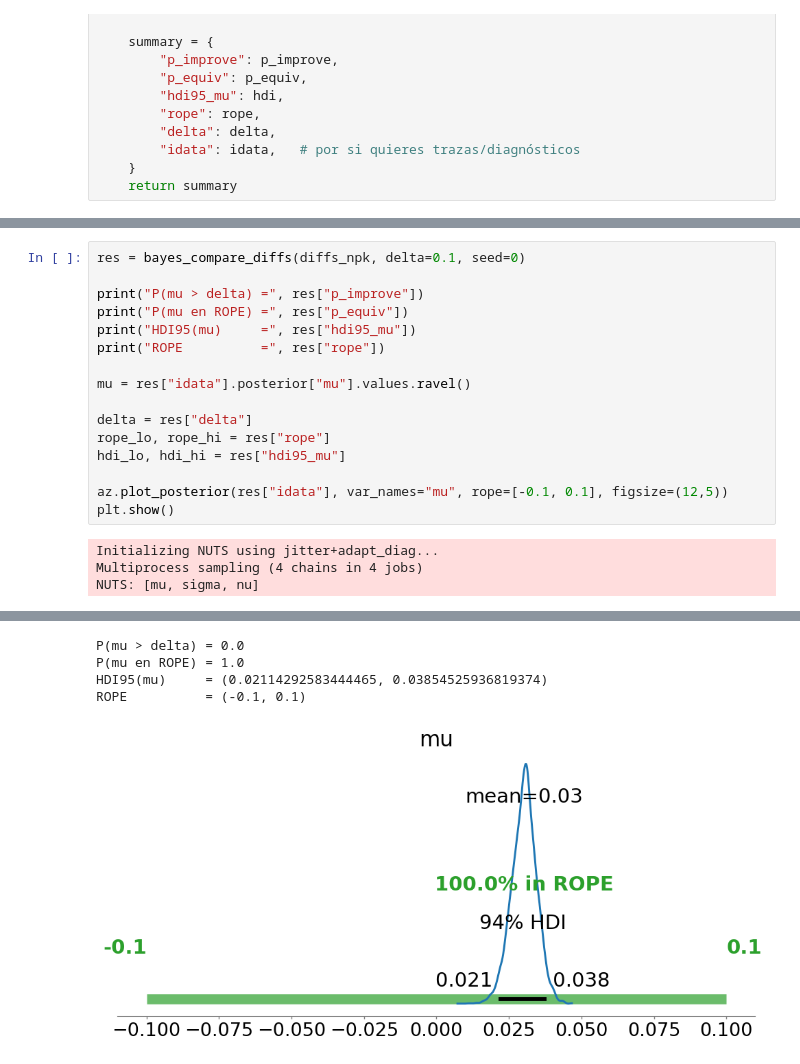
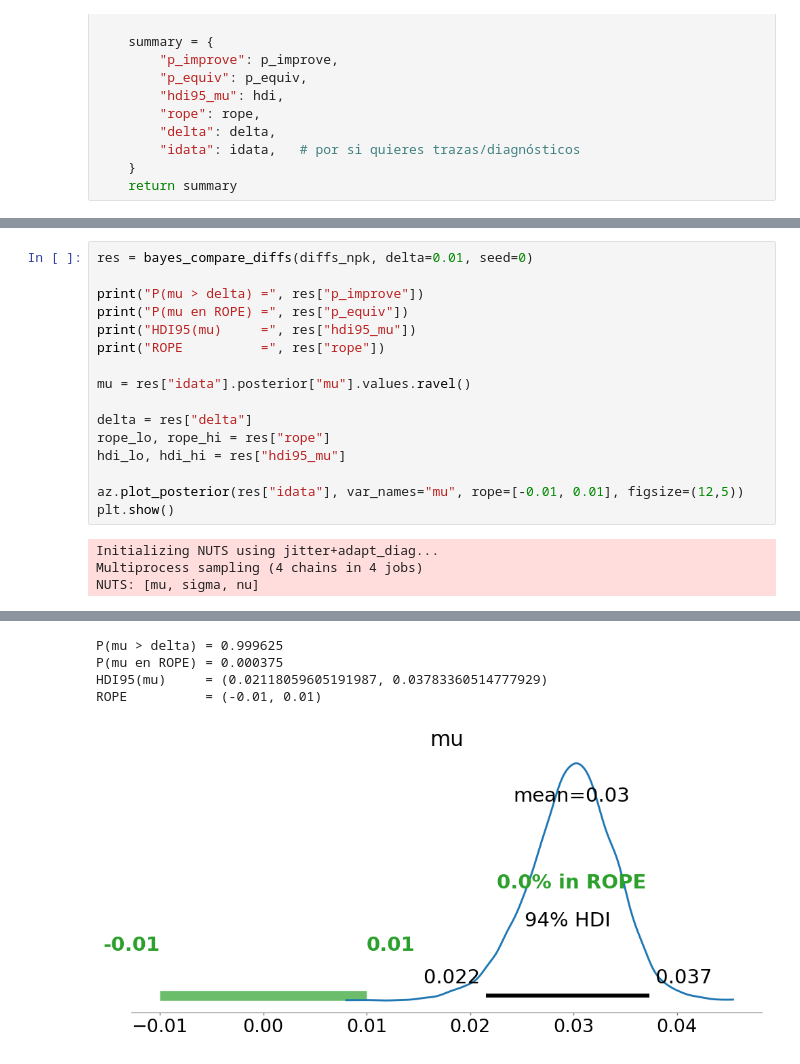
Before and after one commit to jkhansell/crop-demo, a Jupyter notebook: git_tutorial_crops.ipynb, the cells around one changed output, grey strips where cells are left out. Drawn from its saved outputs; the diff is of its cells as text.

```diff
--- a/git_tutorial_crops.ipynb
+++ b/git_tutorial_crops.ipynb
@@ -777,7 +785,7 @@ def bayes_compare_diffs(
 # %% [markdown]
 ![image.png](attachment:f585b1f6-7cc4-4ac3-927a-2157cf4fb273.png)
 # %%
-res = bayes_compare_diffs(diffs_npk, delta=0.1, seed=0)
+res = bayes_compare_diffs(diffs_npk, delta=0.01, seed=0)
 
 print("P(mu > delta) =", res["p_improve"])
 print("P(mu en ROPE) =", res["p_equiv"])
@@ -790,7 +798,7 @@ delta = res["delta"]
 rope_lo, rope_hi = res["rope"]
 hdi_lo, hdi_hi = res["hdi95_mu"]
 
-az.plot_posterior(res["idata"], var_names="mu", rope=[-0.1, 0.1], figsize=(12,5))
+az.plot_posterior(res["idata"], var_names="mu", rope=[-0.01, 0.01], figsize=(12,5))
 plt.show()
 # %% [output]
 Initializing NUTS using jitter+adapt_diag...
@@ -802,6 +810,6 @@ Sampling 4 chains for 1_000 tune and 2_000 draw iterations (4_000 + 8_000 draws
-P(mu > delta) = 0.0
-P(mu en ROPE) = 1.0
-HDI95(mu)     = (0.02114292583444465, 0.03854525936819374)
-ROPE          = (-0.1, 0.1)
+P(mu > delta) = 0.999625
+P(mu en ROPE) = 0.000375
+HDI95(mu)     = (0.02118059605191987, 0.03783360514777929)
+ROPE          = (-0.01, 0.01)
-[figure, old version]
+[figure, new version]
 # %%
```
Also changed, not shown: parts of 11 cells of this notebook, 1 other file.
